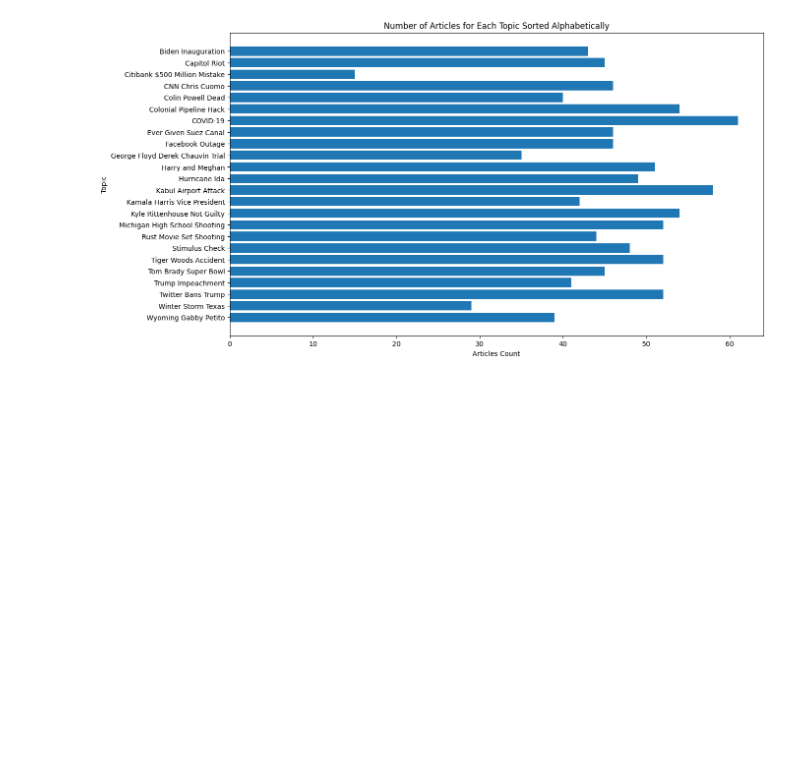
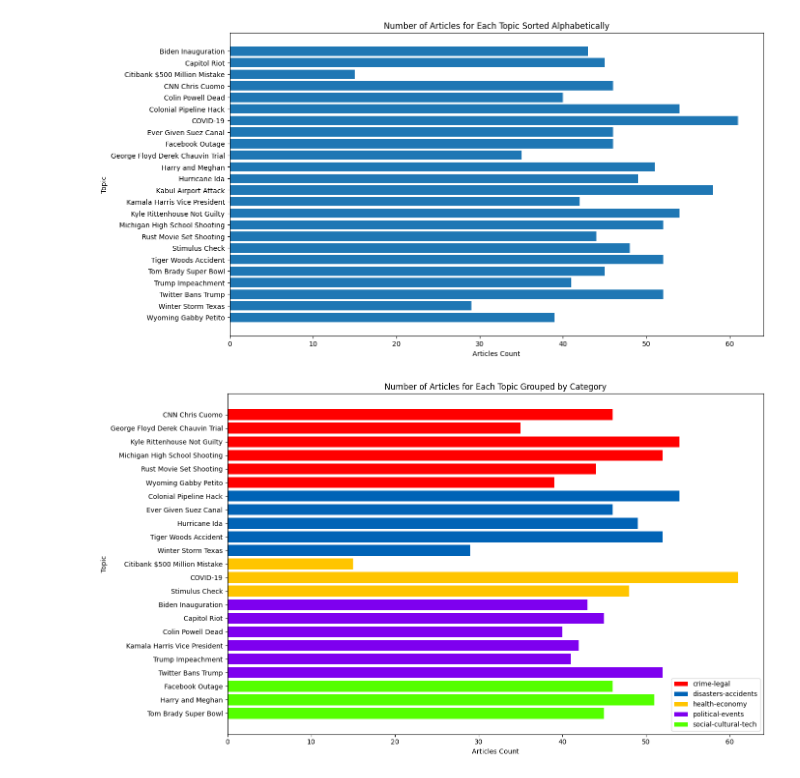
Before and after one commit to dundurlunka/llm-detect, a Jupyter notebook: src/data-visualization/topic-distribution.ipynb, the cells around one changed output. Drawn from its saved outputs; the diff is of its cells as text; code cells hidden in the pictures; blank space fills up the shorter version.

Commit message:
one vs each topics + visualization

```diff
--- a/src/data-visualization/topic-distribution.ipynb
+++ b/src/data-visualization/topic-distribution.ipynb
@@ -69,0 +159,29 @@ plt.show()
+# %%
+df['group'] = df['topic'].map(topic_to_group)
+
+# Aggregate counts by group and topic
+grouped_df = df.groupby(['group', 'topic']).size().reset_index(name='count')
+
+# Create the segmented bar chart
+plt.figure(figsize=(14, 8))
+
+# Initialize a color map for consistent coloring of bars within each group
+color_map = plt.cm.get_cmap('prism', len(grouped_df['group'].unique()))
+
+# Plot each group's bars
+for i, (group, data) in enumerate(grouped_df.groupby('group')):
+    topics = data['topic'].apply(lambda x: topic_human_readable[x]).tolist()
+    counts = data['count'].tolist()
+    bars = plt.barh(topics, counts, color=color_map(i), label=group)
+
+# Add labels, title, and legend
+plt.xlabel('Articles Count')
+plt.ylabel('Topic')
+plt.title('Number of Articles for Each Topic Grouped by Category')
+plt.gca().invert_yaxis()  # Invert y-axis to have the highest count at the top
+plt.legend()
+
+plt.tight_layout()
+plt.show()
+# %% [output]
+[figure, added]
```
Also changed, not shown: parts of 1 cell of this notebook, 10 other files.
